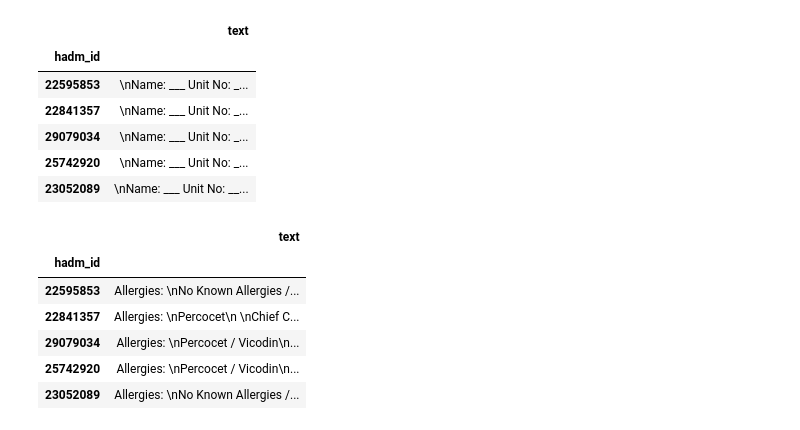
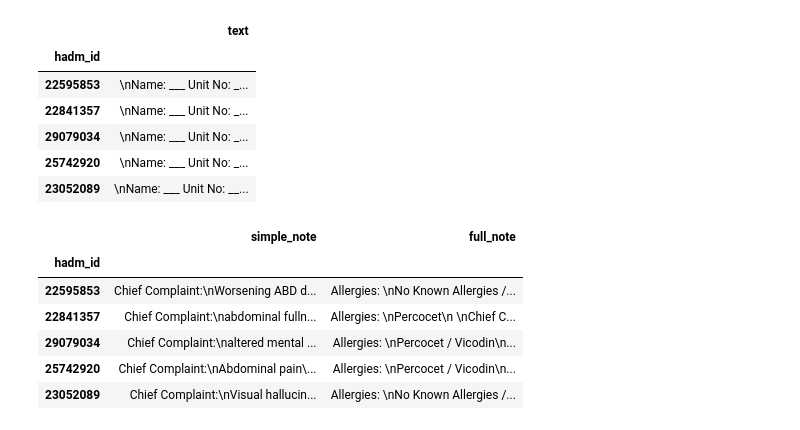
Before and after one commit to AlaaLab/Dr-LLaVA, a Jupyter notebook: experiments/MIMIC-ECG/1_data-extraction.ipynb, the cells around one changed output. Cells and saved outputs as stored; diff of their text form; code cells hidden in the pictures.

Commit message:
Update data extraction.

```diff
--- a/experiments/MIMIC-ECG/1_data-extraction.ipynb
+++ b/experiments/MIMIC-ECG/1_data-extraction.ipynb
@@ -140,7 +140,7 @@ df.head()
 | 45090959 | nannormal ecgnannannannannannanna... | 2181-03-04 17:14:00 | False | False | False | [] | False | NaN |
 | 48446569 | nannannannannannannannannannannan... | 2183-09-18 13:52:00 | False | False | False | ['E7800', 'K219', 'Z87442', 'S720... | False | 27988844.0 |
 # %%
-discharge_df = pd.read_csv('./mimic-iv-note/note/discharge.csv')
+discharge_df = pd.read_csv('../../data/mimic-iv-note/note/discharge.csv')
 discharge_df.head()
 # %% [output]
 |  | note_id | subject_id | hadm_id | note_type | note_seq | charttime | storetime | text |
@@ -163,26 +163,31 @@ discharge_df.head()
 # %%
 import re
 
-SECTIONS = ['Allergies', 'Chief Complaint', 'Major Surgical or Invasive Procedure', 'History of Present Illness', 'Past Medical History', 'Social History', 'Family History', 'Medications on Admission']
+SECTIONS = ['Chief Complaint', 'Past Medical History', 'Medications on Admission']
 def clean_note(note):
     cleaned = ''
     for heading in SECTIONS:
         content = note.split(heading+':')
         if len(content) == 1: continue
         content = re.split(r'\n[^\n:]+:', content[1])[0] # find next section heading and cut
         cleaned += heading+':' + content + '\n'
     return cleaned
 
-discharge_df['text'] = discharge_df['text'].map(clean_note)
+discharge_df['simple_note'] = discharge_df['text'].map(clean_note)
+
+SECTIONS = ['Allergies', 'Chief Complaint', 'Major Surgical or Invasive Procedure', 'History of Present Illness', 'Past Medical History', 'Social History', 'Family History', 'Medications on Admission']
+
+discharge_df['full_note'] = discharge_df['text'].map(clean_note)
+discharge_df = discharge_df.drop(['text'], axis=1)
 discharge_df.head()
 # %% [output]
-|  | text |
-| hadm_id |  |
-| 22595853 | Allergies: \nNo Known Allergies /... |
-| 22841357 | Allergies: \nPercocet\n \nChief C... |
-| 29079034 | Allergies: \nPercocet / Vicodin\n... |
-| 25742920 | Allergies: \nPercocet / Vicodin\n... |
-| 23052089 | Allergies: \nNo Known Allergies /... |
+|  | simple_note | full_note |
+| hadm_id |  |  |
+| 22595853 | Chief Complaint:\nWorsening ABD d... | Allergies: \nNo Known Allergies /... |
+| 22841357 | Chief Complaint:\nabdominal fulln... | Allergies: \nPercocet\n \nChief C... |
+| 29079034 | Chief Complaint:\naltered mental ... | Allergies: \nPercocet / Vicodin\n... |
+| 25742920 | Chief Complaint:\nAbdominal pain\... | Allergies: \nPercocet / Vicodin\n... |
+| 23052089 | Chief Complaint:\nVisual hallucin... | Allergies: \nNo Known Allergies /... |
 # %%
 df['study_id'] = df.index
 df = df.set_index('hadm_id').join(discharge_df, how='inner')
```
Also changed, not shown: parts of 6 cells of this notebook.
